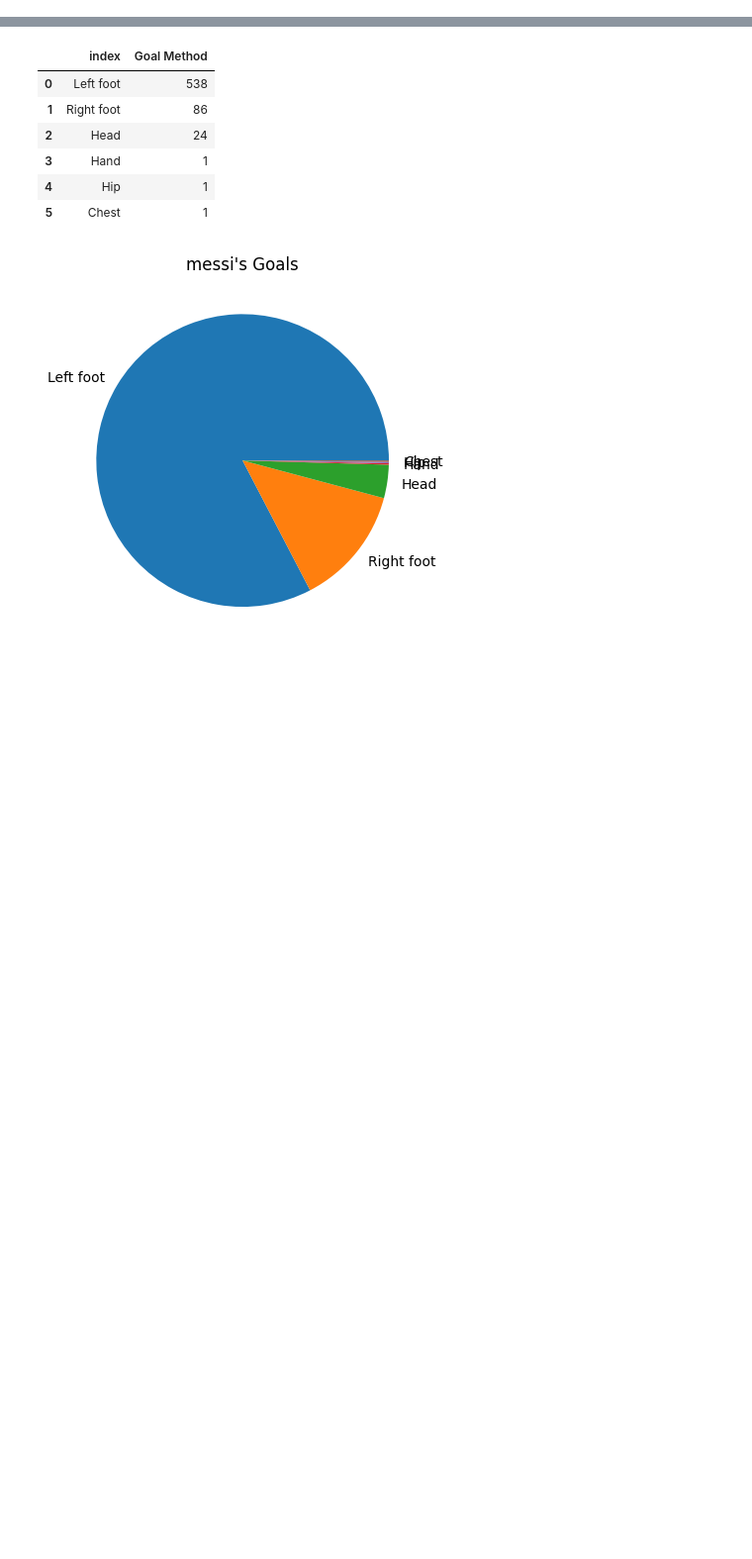
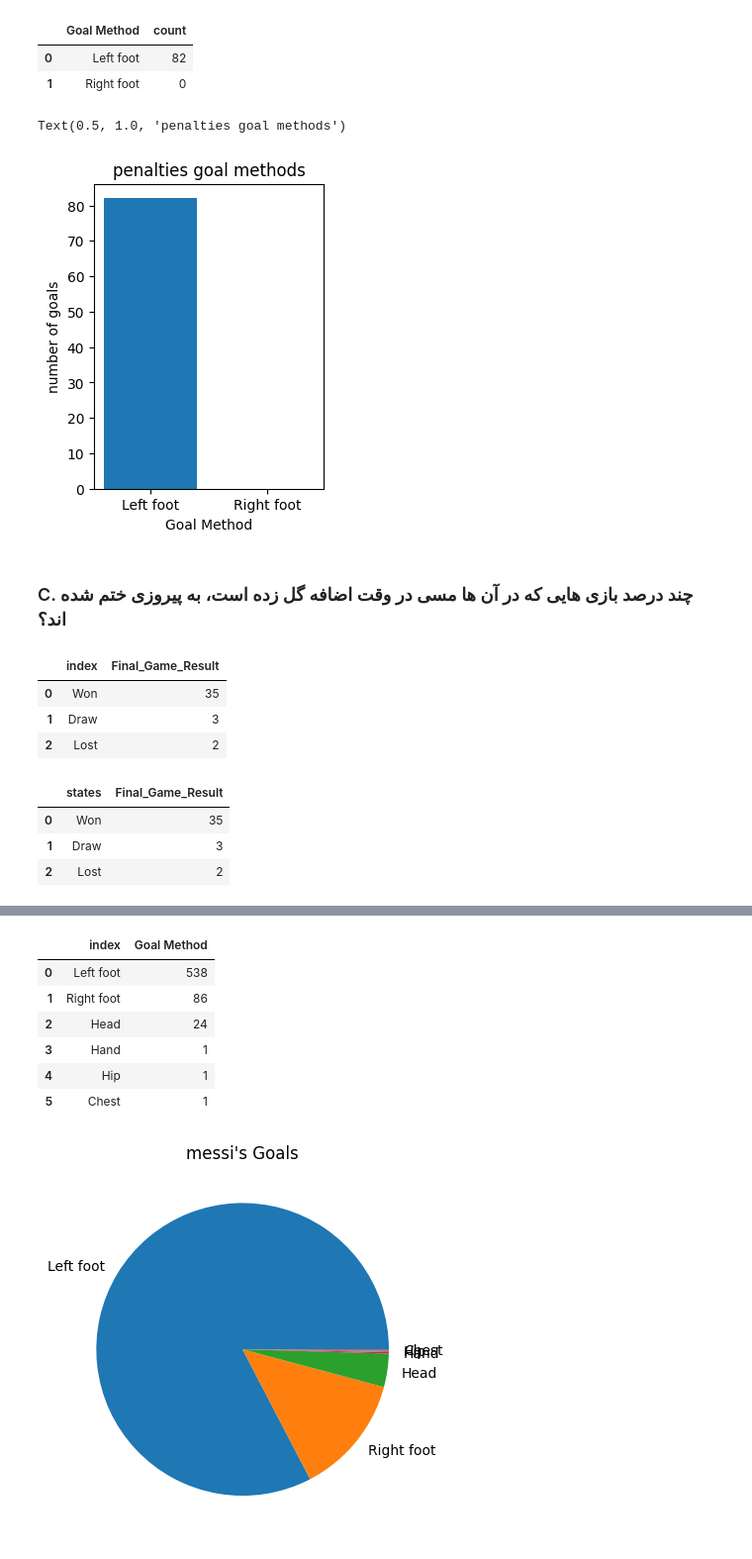
Before and after one commit to Kiana-Jahanshid/PyLearn_MachineLearning, a Jupyter notebook: Assignment_40_DataScience/messi.ipynb, the cells around one changed output, grey strips where cells are left out. Shown at 99% size. Cells and saved outputs as stored; diff of their text form; code cells hidden in the pictures; blank space fills up the shorter version.

```diff
--- a/Assignment_40_DataScience/messi.ipynb
+++ b/Assignment_40_DataScience/messi.ipynb
@@ -21,0 +69,25 @@ data.head(10)
+# %%
+
+
+data.rename(columns = {'Goal Type':'GoalType'}, inplace = True)
+df=data.query(' GoalType == "Penalty" ')['Goal Method'].value_counts().reset_index()
+df.rename(columns = { 'Goal Method' :'count'}, inplace = True)
+df.rename(columns = { 'index' :'Goal Method'}, inplace = True)
+df.loc[1]=['Right foot',0]
+
+df
+# %% [output]
+|  | Goal Method | count |
+| 0 | Left foot | 82 |
+| 1 | Right foot | 0 |
+# %%
+plt.figure(figsize=(3,4))
+plt.bar(df['Goal Method'] , df['count'])
+plt.xlabel('Goal Method')
+plt.ylabel('number of goals')
+plt.title('penalties goal methods')
+# %% [output]
+Text(0.5, 1.0, 'penalties goal methods')
+[figure, added]
+# %% [markdown]
+### C. چند درصد بازی هایی که در آن ها مسی در وقت اضافه گل زده است، به پیروزی ختم شده اند؟
@@ -21,0 +100,21 @@ data.head(10)
+# %%
+data.rename(columns = {'Final Game Result':'Final_Game_Result'}, inplace = True)
+
+data["Minute"]=data["Minute"].apply(eval)
+data["Minute"]=data["Minute"].astype(int)
+df = data.query(' Minute > 89 ')['Final_Game_Result'].value_counts().reset_index()
+df
+# %% [output]
+|  | index | Final_Game_Result |
+| 0 | Won | 35 |
+| 1 | Draw | 3 |
+| 2 | Lost | 2 |
+# %%
+df.rename(columns = {'index':'states'}, inplace = True)
+
+df
+# %% [output]
+|  | states | Final_Game_Result |
+| 0 | Won | 35 |
+| 1 | Draw | 3 |
+| 2 | Lost | 2 |
```
Also changed, not shown: parts of 17 cells of this notebook.
